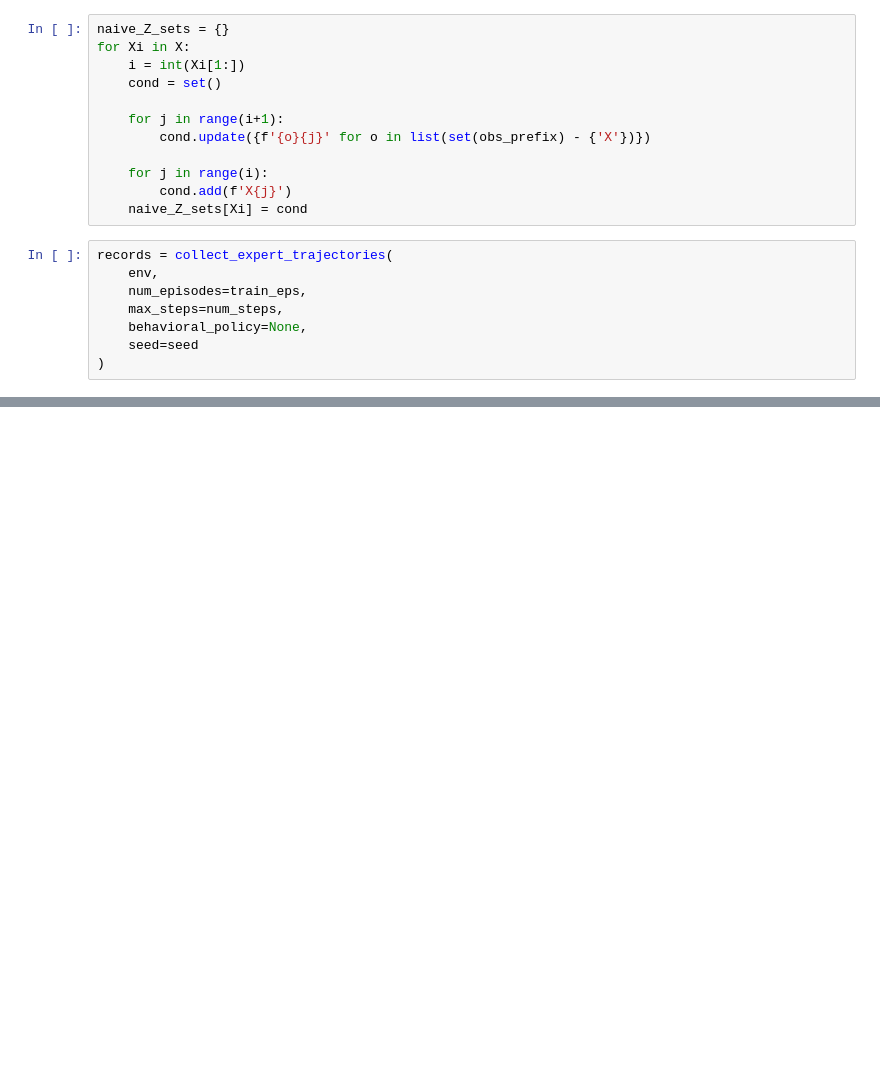
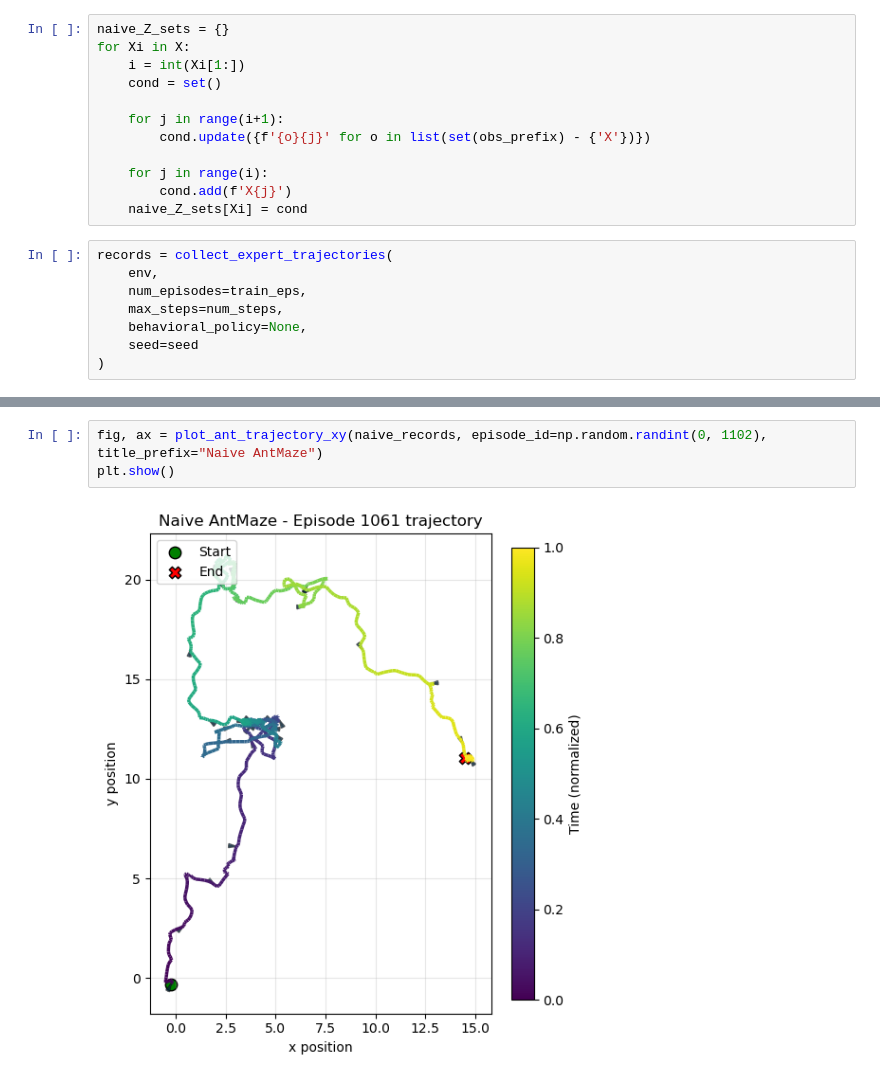
Before and after one commit to CausalAILab/Causal-RL, a Jupyter notebook: examples/imitation/test_antmaze_imitation.ipynb, the cells around one changed output, grey strips where cells are left out. Saved outputs shown, nothing was run; the diff lists cells and outputs as text; blank space fills up the shorter version.

```diff
--- a/examples/imitation/test_antmaze_imitation.ipynb
+++ b/examples/imitation/test_antmaze_imitation.ipynb
@@ -145,0 +255,5 @@ sum(expert_rewards)/num_eps, sum(causal_rewards)/num_eps, sum(naive_rewards)/num
+# %%
+fig, ax = plot_ant_trajectory_xy(naive_records, episode_id=np.random.randint(0, 1102), title_prefix="Naive AntMaze")
+plt.show()
+# %% [output]
+[figure, added]
```
Also changed, not shown: parts of 9 cells of this notebook, 1 other file.
